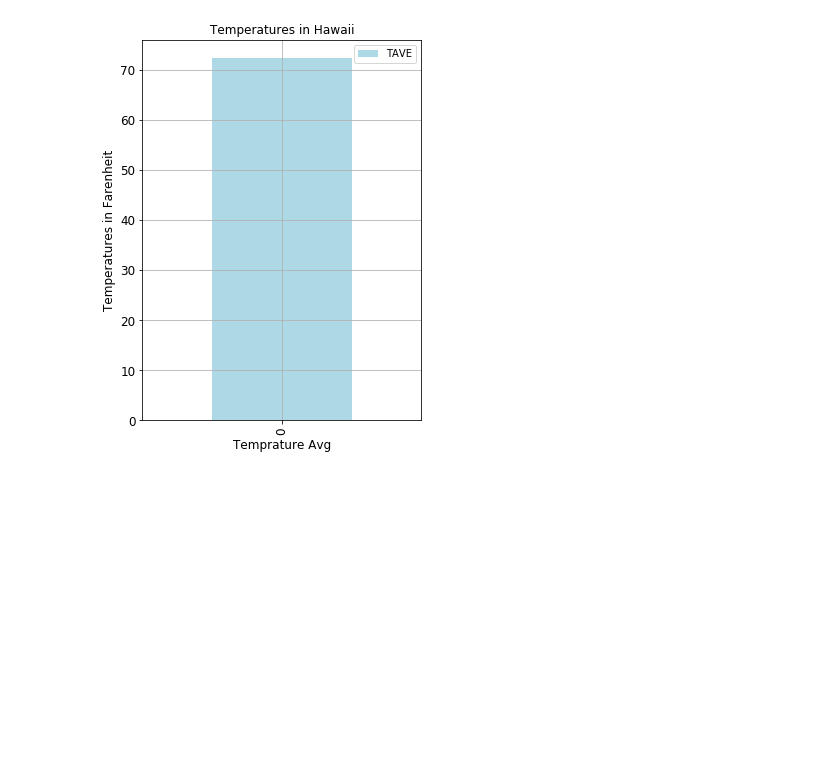
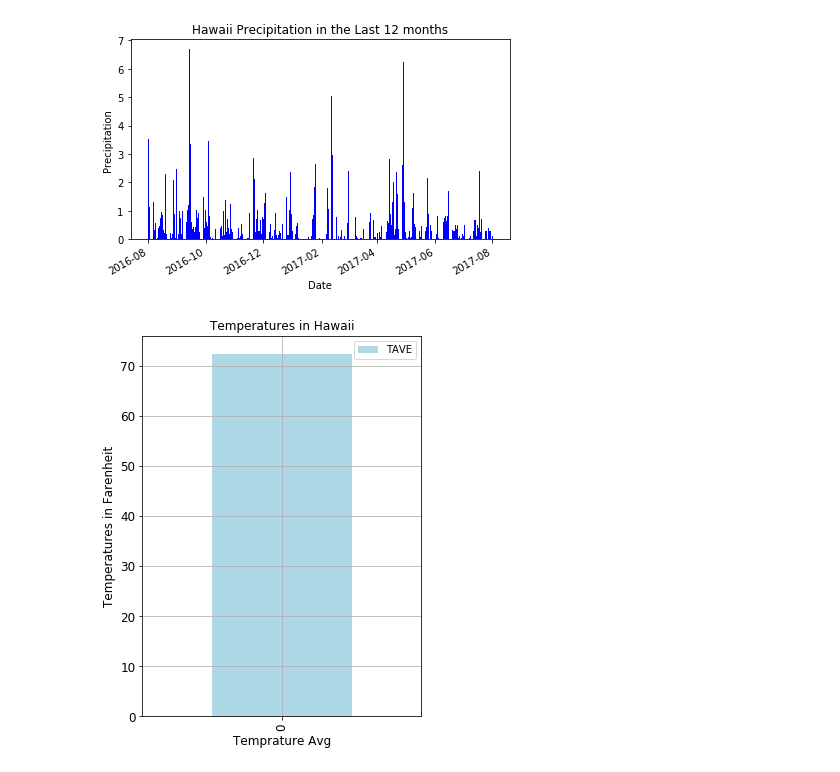
Before and after one commit to samhazemi/dascienceHM, a Jupyter notebook: homeworksolved/week11a/Instructions/climate_analysis.ipynb, the cells around one changed output. Saved outputs shown, nothing was run; the diff lists cells and outputs as text; code cells hidden in the pictures; blank space fills up the shorter version.

```diff
--- a/homeworksolved/week11a/Instructions/climate_analysis.ipynb
+++ b/homeworksolved/week11a/Instructions/climate_analysis.ipynb
@@ -23,4 +23,6 @@ Stations = Base.classes.stations
 # %%
 session = Session(bind = engine)
 # %%
-results = session.query(Measurements.date, Measurements.prcp).filter(Measurements.date >= '2017-01-01')
+prcp_results = session.query(Measurements.date, Measurements.prcp).filter(Measurements.date.between('2016-08-01', '2017-08-01')).all()
+last_12_months_of_precipitation_data=prcp_results
+#last_12_months_of_precipitation_data
@@ -38,3 +47,23 @@ precip = pd.DataFrame(data['prcp'], columns = ['prcp'], index = data['date'])
+# %%
+date = [prcp_results[0] for prcp_result in prcp_results[0:]]
+prcp= [prcp_results[1] for prcp_result in prcp_results[0:]]
+prcp_df= pd.DataFrame(prcp_results[0:], columns=['date', 'prcp'] )
+prcp_df.set_index('date', inplace=True, )
+#prcp_df.head(5)
+# %%
+prcp_list = prcp_df["prcp"].tolist()
+# %%
+fig, ax = plt.subplots()
+ax.bar(prcp_df.index.get_values(), prcp_list,color='b',align='center', label="Precipitation")
+ax.xaxis_date()
+fig.autofmt_xdate()
+plt.title('Hawaii Precipitation in the Last 12 months')
+plt.xlabel('Date')
+plt.ylabel("Precipitation")
+plt.tight_layout()
+plt.show()
+# %% [output]
+[figure, added]
 # %%
 def calc_temps(start_date, end_date):
 
```
Also changed, not shown: parts of 2 cells of this notebook.
